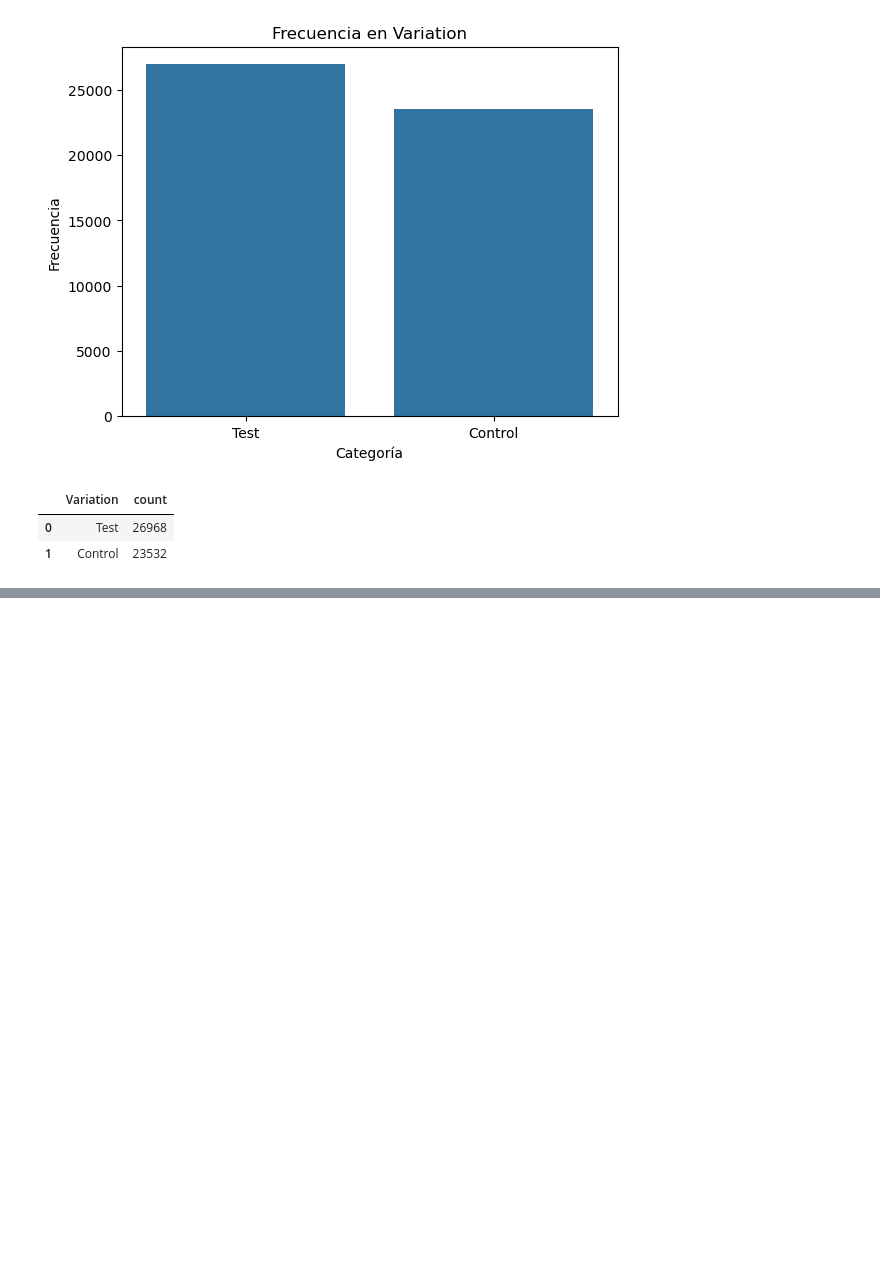
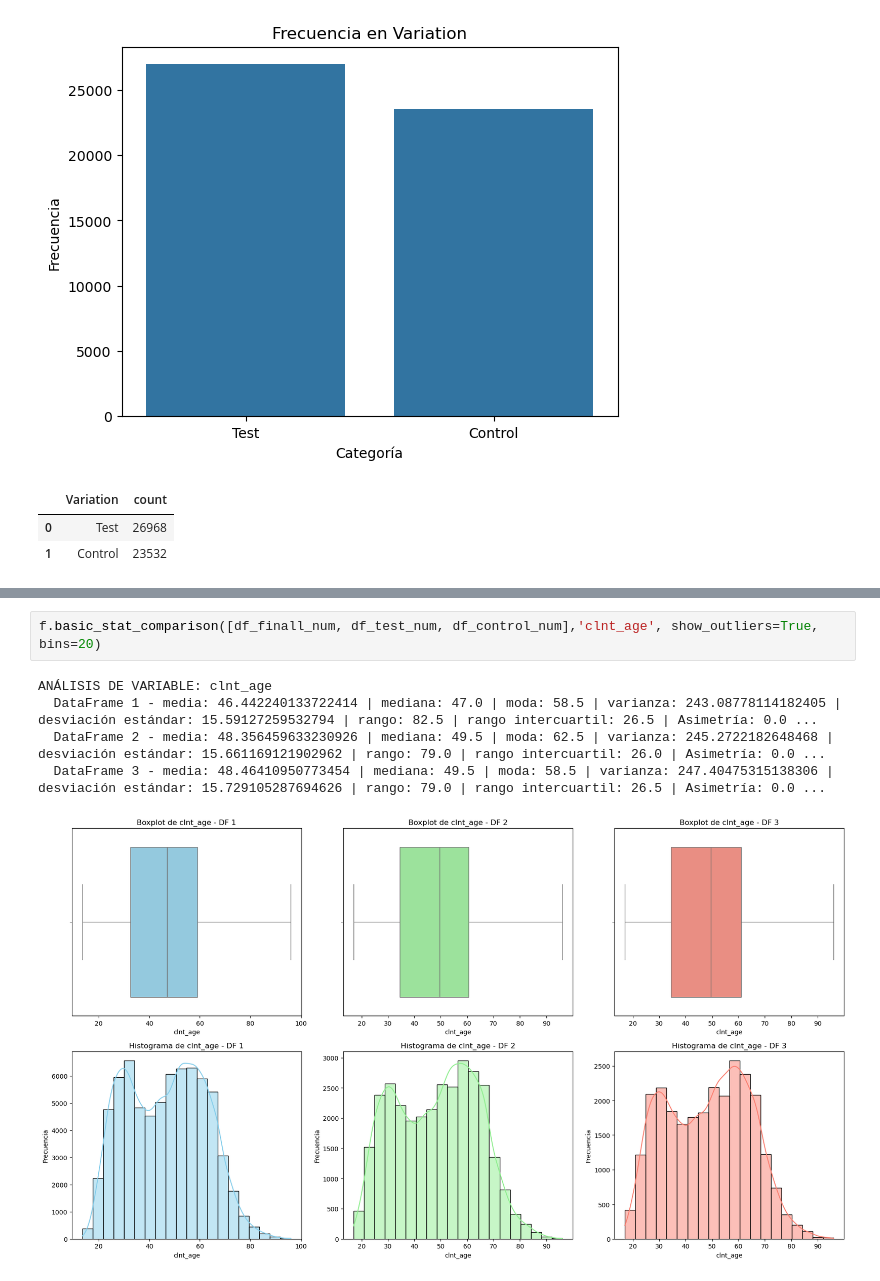
Before and after one commit to estcr/IH-Bank, a Jupyter notebook: main_gerardo.ipynb, the cells around one changed output, grey strips where cells are left out. Cells and saved outputs as stored; diff of their text form; blank space fills up the shorter version.

```diff
--- a/main_gerardo.ipynb
+++ b/main_gerardo.ipynb
@@ -244,0 +314,8 @@ df_pt2.head()
+# %%
+f.basic_stat_comparison([df_finall_num, df_test_num, df_control_num],'clnt_age', show_outliers=True, bins=20)
+# %% [output]
+ANÁLISIS DE VARIABLE: clnt_age
+  DataFrame 1 - media: 46.442240133722414 | mediana: 47.0 | moda: 58.5 | varianza: 243.08778114182405 | desviación estándar: 15.59127259532794 | rango: 82.5 | rango intercuartil: 26.5 | Asimetría: 0.0 ...
+  DataFrame 2 - media: 48.356459633230926 | mediana: 49.5 | moda: 62.5 | varianza: 245.2722182648468 | desviación estándar: 15.661169121902962 | rango: 79.0 | rango intercuartil: 26.0 | Asimetría: 0.0 ...
+  DataFrame 3 - media: 48.46410950773454 | mediana: 49.5 | moda: 58.5 | varianza: 247.40475315138306 | desviación estándar: 15.729105287694626 | rango: 79.0 | rango intercuartil: 26.5 | Asimetría: 0.0 ...
+[figure, added]
```
Also changed, not shown: parts of 29 cells of this notebook, 5 other files.
